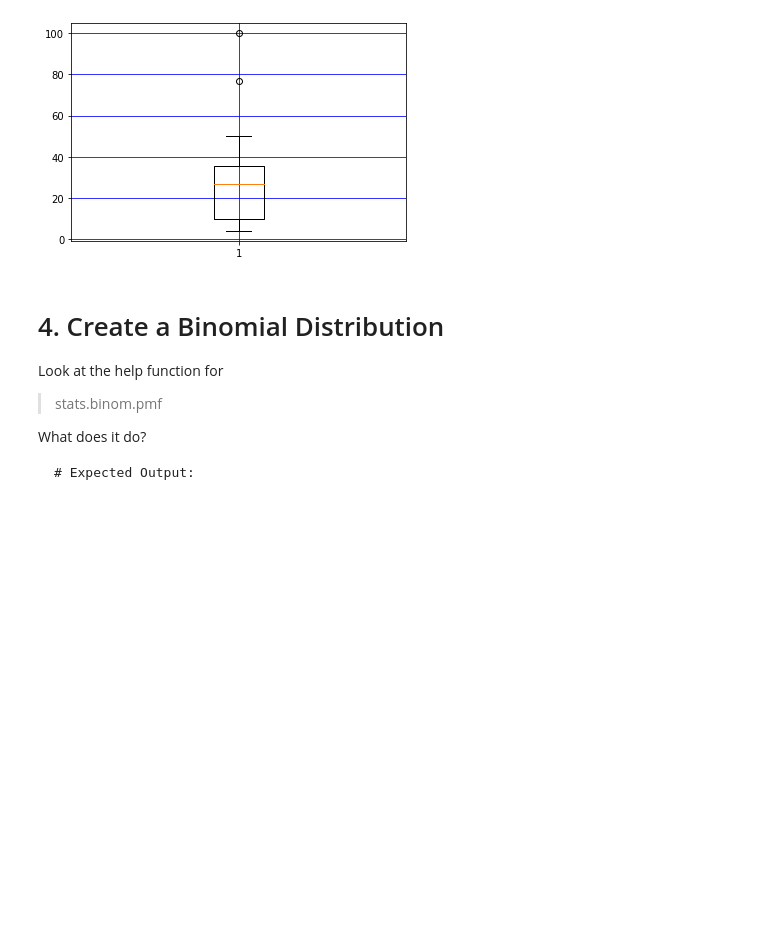
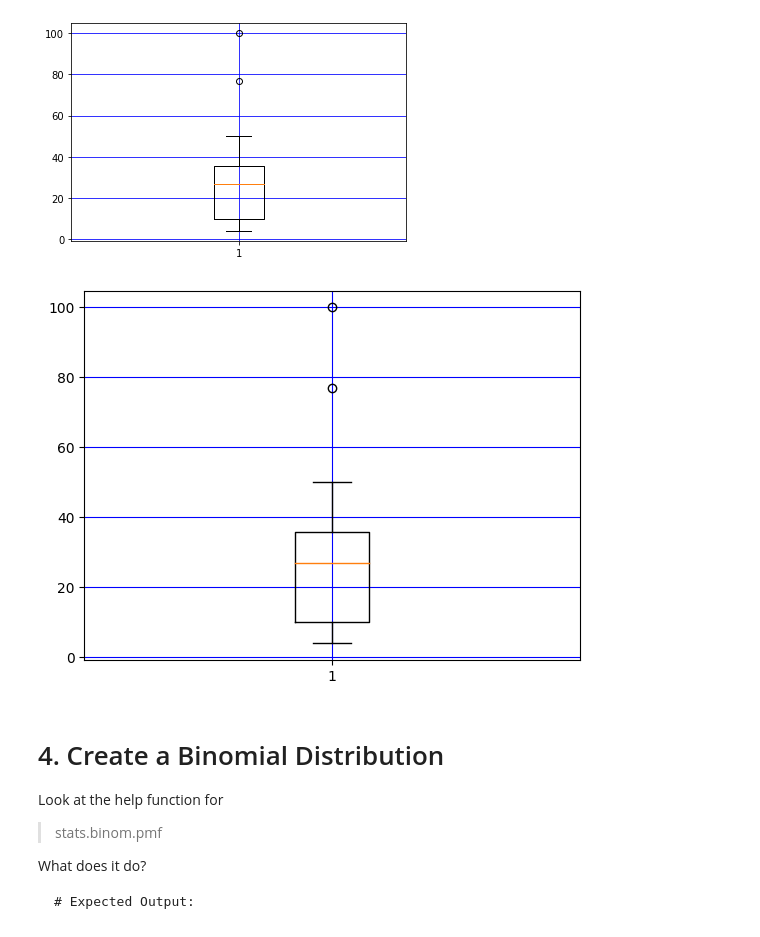
Before and after one commit to LouisMcArdell/IOD-Work, a Jupyter notebook: IOD_Lab-1.1.4 Statistics - part 2.ipynb, the cells around one changed output. Drawn from its saved outputs; the diff is of its cells as text; code cells hidden in the pictures; blank space fills up the shorter version.

```diff
--- a/IOD_Lab-1.1.4 Statistics - part 2.ipynb
+++ b/IOD_Lab-1.1.4 Statistics - part 2.ipynb
@@ -70,6 +80,11 @@ print(mode(observations))
 # %%
 # plot box chart of observations
 observations = [21,22,23,4,5,6,77,8,9,10,31,32,33,34,35,36,37,18,49,50,100,10,32,49,10,10]
+# %%
+plt.boxplot(observations)
+plt.grid(color='blue')
+# %% [output]
+[figure, added]
 # %% [markdown]
 # 4. Create a Binomial Distribution
 
```
Also changed, not shown: parts of 7 cells of this notebook, 7 other files.
